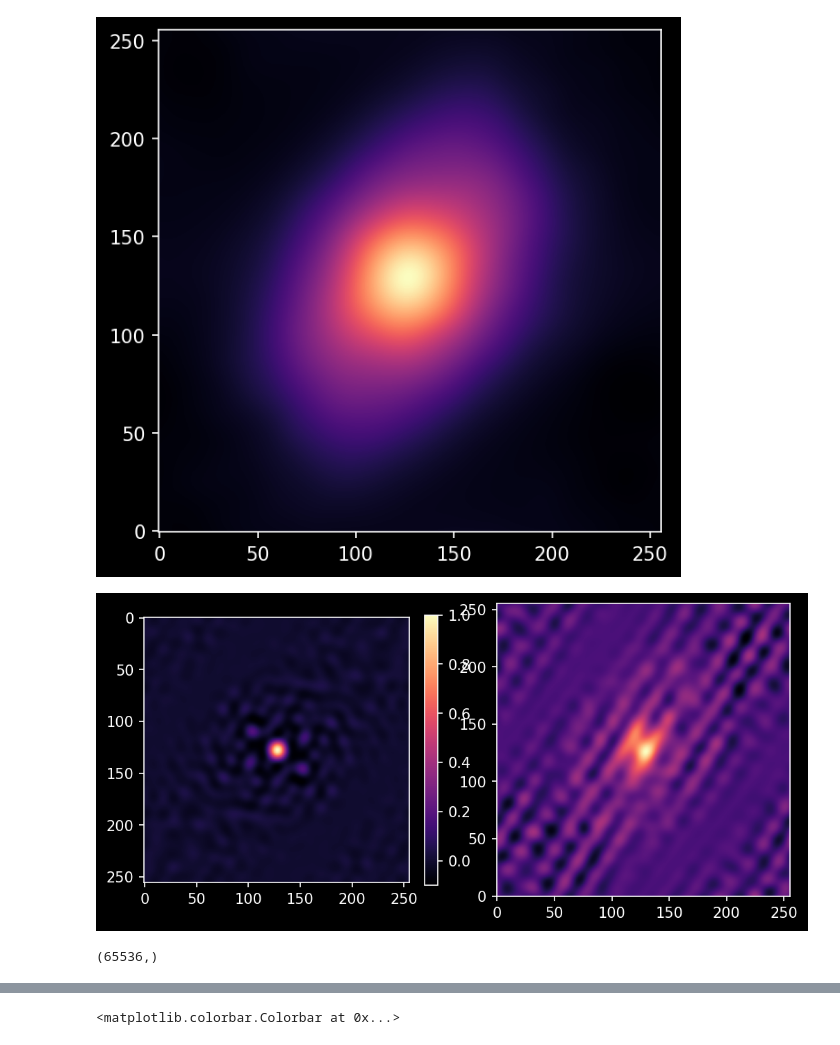
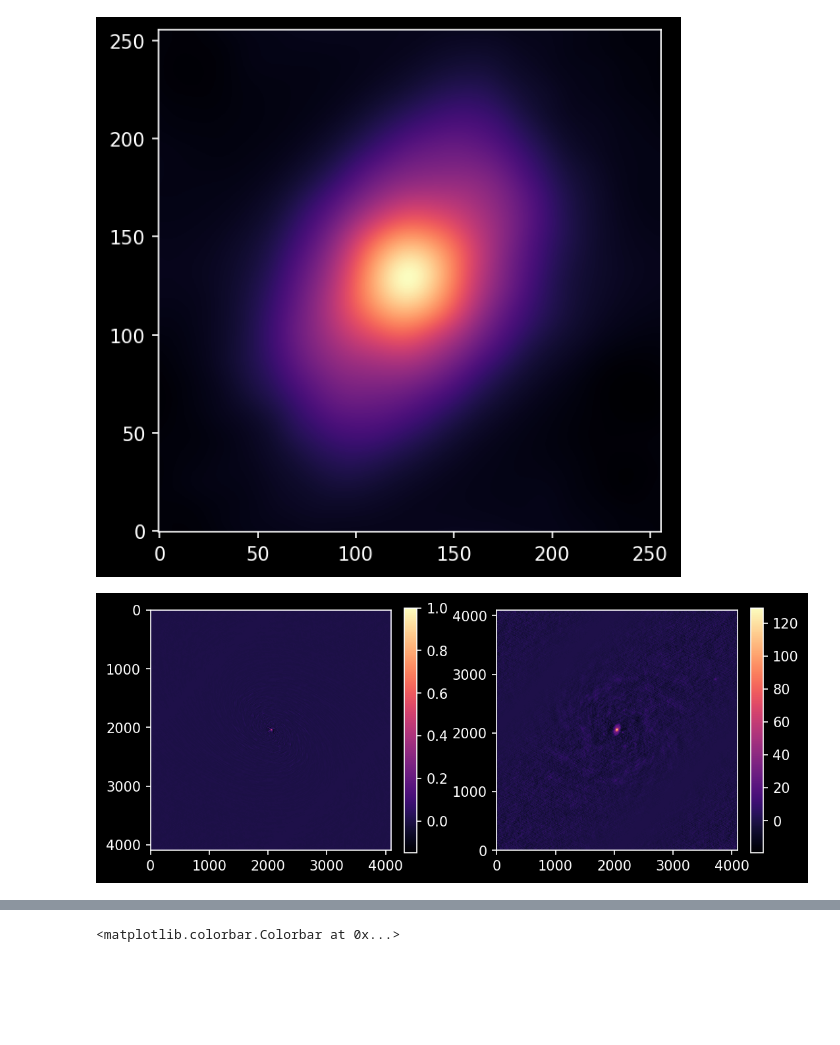
Before and after one commit to EnceladeCandy/diffusion-radio-astronomy, a Jupyter notebook: notebooks/single_spec.ipynb, the cells around one changed output, grey strips where cells are left out. Saved outputs shown, nothing was run; the diff lists cells and outputs as text; code cells hidden in the pictures; blank space fills up the shorter version.

```diff
--- a/notebooks/single_spec.ipynb
+++ b/notebooks/single_spec.ipynb
@@ -91,8 +95,9 @@ def grid(pixel_scale, img_size):
     return u_edges, v_edges
 
 pixel_scale = 0.0015
-img_size = 256
-u_edges, v_edges = grid(pixel_scale = pixel_scale, img_size = img_size)
+npix = 512
+img_size = 256 # Number of pixels in the target image
+u_edges, v_edges = grid(pixel_scale = pixel_scale, img_size = npix)
 
 
 def plot_uv_coverage(u, v, grid = False):
@@ -143,7 +150,7 @@ bin_y = v_edges
 vis_gridded_re, edgex, edgey, binnumber = binned_statistic_2d(vv, uu, vis_re, "mean", (bin_y, bin_x))
 vis_gridded_img, edgex, edgey, binnumber = binned_statistic_2d(vv, uu, vis_imag, "mean", (bin_y, bin_x))
 
-std_gridded_re, edgex, edgey, binnumber = binned_statistic_2d(vv, uu, weight_ * vis_re, "std", (bin_y, bin_x))
+std_gridded_re, edgex, edgey, binnumber = binned_statistic_2d(vv, uu, vis_re, "std", (bin_y, bin_x))
 std_gridded_img, edgex, edgey, binnumber = binned_statistic_2d(vv, uu, vis_imag, "std", (bin_y, bin_x))
 
 count, edgex, edgey, binnumber = binned_statistic_2d(vv, uu, vis_imag, "count", (bin_y, bin_x))
@@ -165,17 +172,16 @@ std_gridded_img /= (count + 1) ** 0.5
 S_grid = std_gridded_re.astype(bool)
 # %%
 fig, axs = plt.subplots(1, 2, figsize = (8, 4))
-dirty_beam = np.fft.fftshift(np.fft.ifft2(S_grid.reshape(img_size, img_size)))
-dirty_image = flip(np.fft.fftshift(np.fft.ifft2(np.fft.fftshift(vis_grid))))
+dirty_beam = np.fft.fftshift(np.fft.ifft2(S_grid.reshape(npix, npix)))
+dirty_image = npix**2 * flip(np.fft.fftshift(np.fft.ifft2(np.fft.fftshift(vis_grid))))
 
 
 im = axs[0].imshow(dirty_beam.real / dirty_beam.real.max(), cmap = "magma")
 plt.colorbar(im, fraction = 0.046)
 
 im = axs[1].imshow(dirty_image.real, cmap = "magma", origin = "lower")
+plt.colorbar(im, fraction = 0.046)
+
+fig.subplots_adjust(wspace = 0.3)
 # %% [output]
-[figure, old version]
+[figure, new version]
-# %%
-S.shape
-# %% [output]
-(65536,)
```
Also changed, not shown: parts of 28 cells of this notebook, 5 other files.
